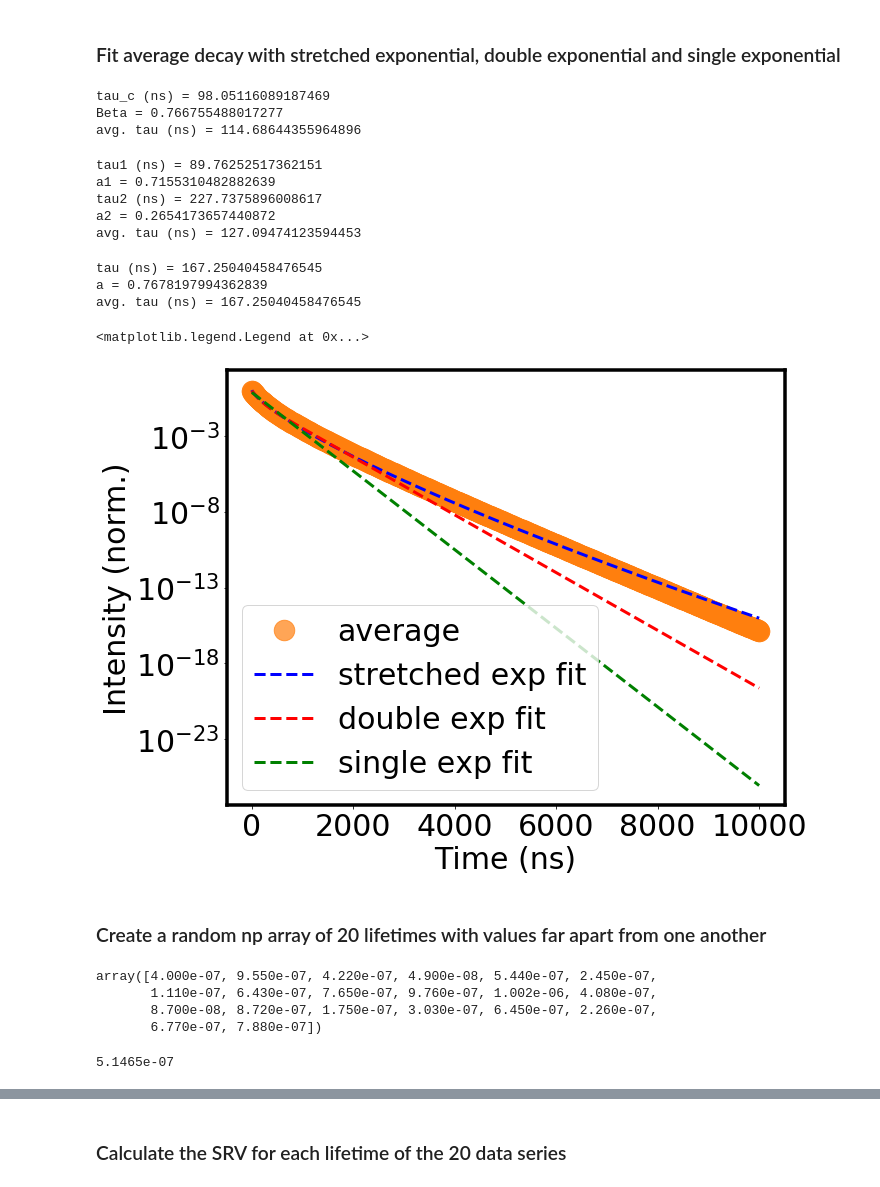
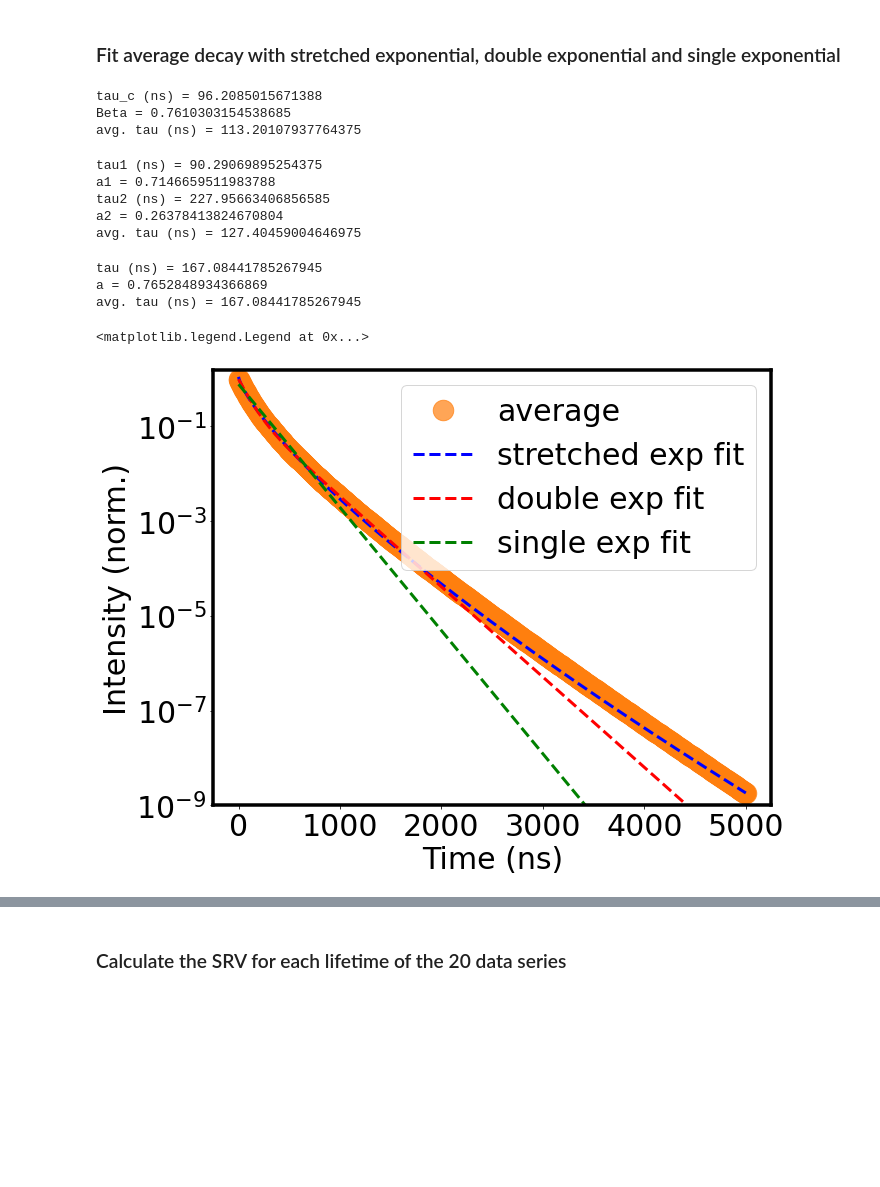
Before and after one commit to mtaddei94/TimeResolvedPL, a Jupyter notebook: TRPL_sim.ipynb, the cells around one changed output, grey strips where cells are left out. Saved outputs shown, nothing was run; the diff lists cells and outputs as text; code cells hidden in the pictures; blank space fills up the shorter version.

```diff
--- a/TRPL_sim.ipynb
+++ b/TRPL_sim.ipynb
@@ -36,7 +43,7 @@ Text(0.5, 0, 'Tau values (ns)')
 # %% [markdown]
 ### Generate time array
 # %%
-t = np.linspace(0,10000,num=1000)*1e-9 # converted to s
+t = np.linspace(0,5000,num=1000)*1e-9 # converted to s
 # %% [markdown]
 ### Generate single exponentials and average them to see the stretched behavior
 # %%
@@ -68,9 +76,9 @@ print("tau_c (ns) = "+str(stretched_exp[0]*1e9))
 print("Beta = "+str(stretched_exp[1]))
 print("avg. tau (ns) = "+str(stretched_exp[3]*1e9))
 # %% [output]
-tau_c (ns) = 98.05116089187469
-Beta = 0.766755488017277
-avg. tau (ns) = 114.68644355964896
+tau_c (ns) = 96.2085015671388
+Beta = 0.7610303154538685
+avg. tau (ns) = 113.20107937764375
 # %%
 double_exp = double_exp_fit(I_avg/np.max(I_avg), t)
 print("tau1 (ns) = "+str(double_exp[0]*1e9))
@@ -79,33 +87,32 @@ print("tau2 (ns) = "+str(double_exp[2]*1e9))
 print("a2 = "+str(double_exp[3]))
 print("avg. tau (ns) = "+str(double_exp[4]*1e9))
 # %% [output]
-tau1 (ns) = 89.76252517362151
-a1 = 0.7155310482882639
-tau2 (ns) = 227.7375896008617
-a2 = 0.2654173657440872
-avg. tau (ns) = 127.09474123594453
+tau1 (ns) = 90.29069895254375
+a1 = 0.7146659511983788
+tau2 (ns) = 227.95663406856585
+a2 = 0.26378413824670804
+avg. tau (ns) = 127.40459004646975
 # %%
 single_exp = single_exp_fit(I_avg/np.max(I_avg), t)
 print("tau (ns) = "+str(single_exp[0]*1e9))
 print("a = "+str(single_exp[1]))
 print("avg. tau (ns) = "+str(single_exp[2]*1e9))
 # %% [output]
-tau (ns) = 167.25040458476545
-a = 0.7678197994362839
-avg. tau (ns) = 167.25040458476545
+tau (ns) = 167.08441785267945
+a = 0.7652848934366869
+avg. tau (ns) = 167.08441785267945
 # %%
 # plot
 plt.figure(figsize=(10,8))
 plt.plot(t*1e9, I_avg/np.max(I_avg),'C1o', alpha=0.7,label="average")
 plt.plot(t*1e9, stretched_exp[4], 'b--', lw = 3, label="stretched exp fit")
 plt.plot(t*1e9, double_exp[5], 'r--', lw = 3, label="double exp fit")
 plt.plot(t*1e9, single_exp[3], 'g--', lw = 3, label="single exp fit")
 plt.yscale('log')
 plt.xlabel("Time (ns)", fontsize=30)
 plt.ylabel("Intensity (norm.)", fontsize=30)
+plt.ylim(1e-9,1.5)
 plt.legend()
 # %% [output]
 <matplotlib.legend.Legend at 0x...>
-[figure, old version]
+[figure, new version]
-# %% [markdown]
-### Create a random np array of 20 lifetimes with values far apart from one another
@@ -114,11 +118,0 @@ tau_far = np.array([400, 955, 422, 49, 544, 245, 111, 643, 765, 976, 1002, 408,
-# %%
-tau_far
-# %% [output]
-array([4.000e-07, 9.550e-07, 4.220e-07, 4.900e-08, 5.440e-07, 2.450e-07,
-       1.110e-07, 6.430e-07, 7.650e-07, 9.760e-07, 1.002e-06, 4.080e-07,
-       8.700e-08, 8.720e-07, 1.750e-07, 3.030e-07, 6.450e-07, 2.260e-07,
-       6.770e-07, 7.880e-07])
-# %%
-np.average(tau_far)
-# %% [output]
-5.1465e-07
```
Also changed, not shown: parts of 88 cells of this notebook, 1 other file.
